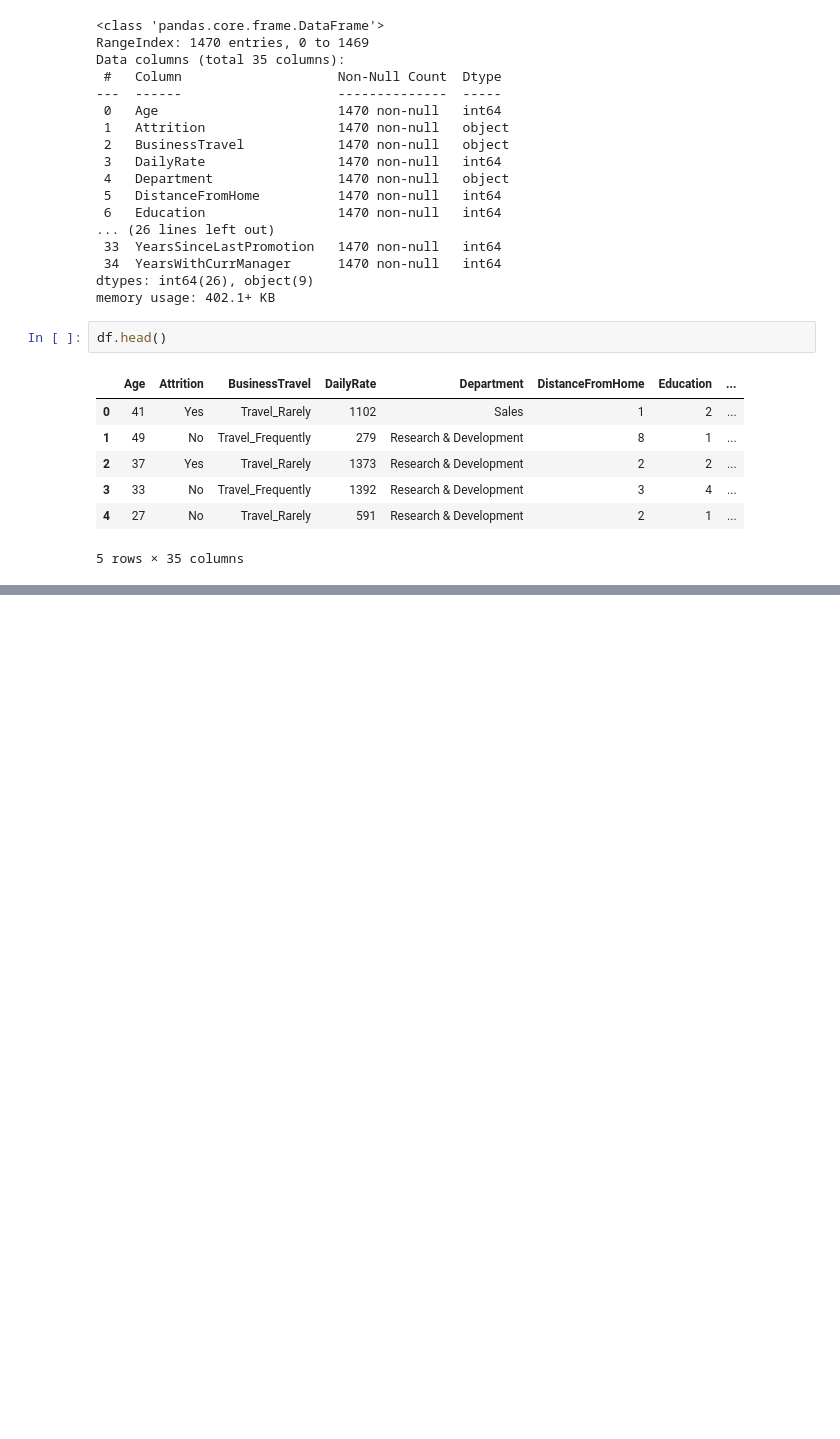
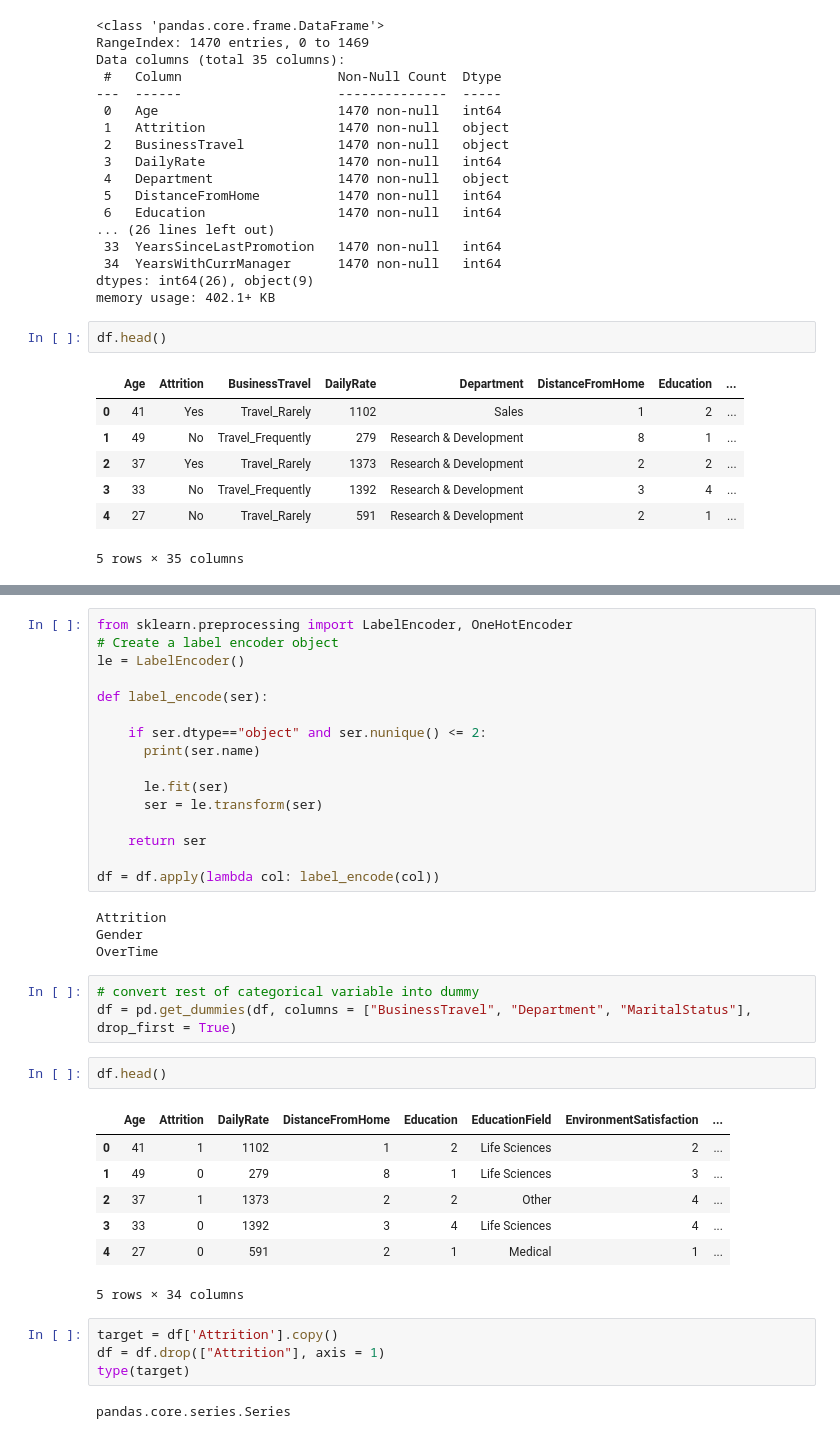
Before and after one commit to rrstats/Supervised-Algorithms, a Jupyter notebook: Decision Trees/Decision Trees.ipynb, the cells around one changed output, grey strips where cells are left out. Saved outputs shown, nothing was run; the diff lists cells and outputs as text; blank space fills up the shorter version.

```diff
--- a/Decision Trees/Decision Trees.ipynb
+++ b/Decision Trees/Decision Trees.ipynb
@@ -79,0 +90,39 @@ TypeError: Argument 'placement' has incorrect type (expected pandas._libs.intern
+# %%
+from sklearn.preprocessing import LabelEncoder, OneHotEncoder
+# Create a label encoder object
+le = LabelEncoder()
+
+def label_encode(ser):
+
+    if ser.dtype=="object" and ser.nunique() <= 2:
+      print(ser.name)
+
+      le.fit(ser)
+      ser = le.transform(ser)
+
+    return ser
+
+df = df.apply(lambda col: label_encode(col))
+# %% [output]
+Attrition
+Gender
+OverTime
+# %%
+# convert rest of categorical variable into dummy
+df = pd.get_dummies(df, columns = ["BusinessTravel", "Department", "MaritalStatus"], drop_first = True)
+# %%
+df.head()
+# %% [output]
+|  | Age | Attrition | DailyRate | DistanceFromHome | Education | EducationField | EnvironmentSatisfaction | ... |
+| 0 | 41 | 1 | 1102 | 1 | 2 | Life Sciences | 2 | ... |
+| 1 | 49 | 0 | 279 | 8 | 1 | Life Sciences | 3 | ... |
+| 2 | 37 | 1 | 1373 | 2 | 2 | Other | 4 | ... |
+| 3 | 33 | 0 | 1392 | 3 | 4 | Life Sciences | 4 | ... |
+| 4 | 27 | 0 | 591 | 2 | 1 | Medical | 1 | ... |
+5 rows × 34 columns
+# %%
+target = df['Attrition'].copy()
+df = df.drop(["Attrition"], axis = 1)
+type(target)
+# %% [output]
+pandas.core.series.Series
```
Also changed, not shown: parts of 32 cells of this notebook.
